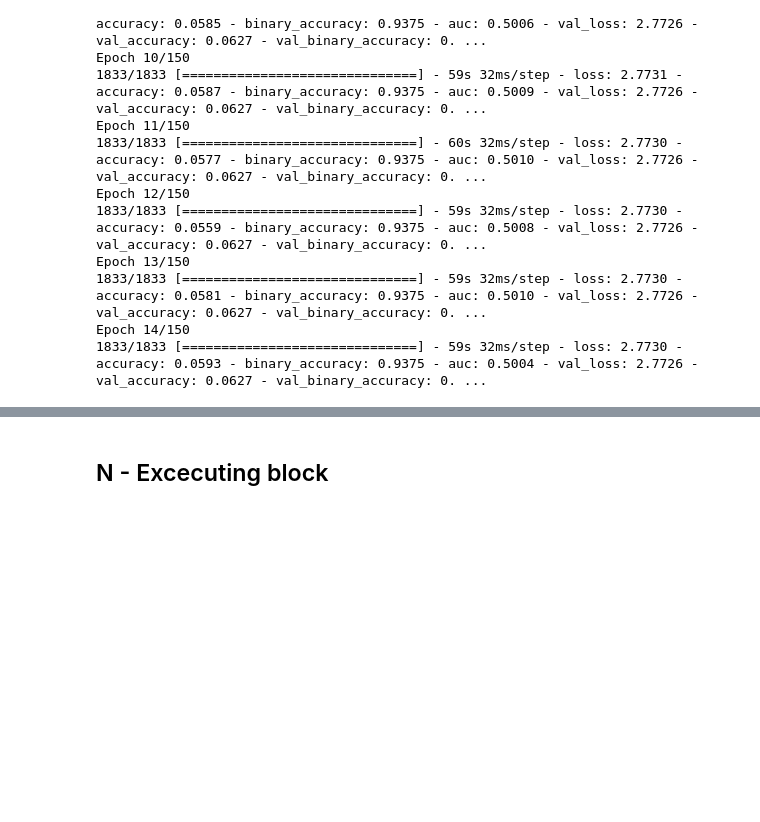
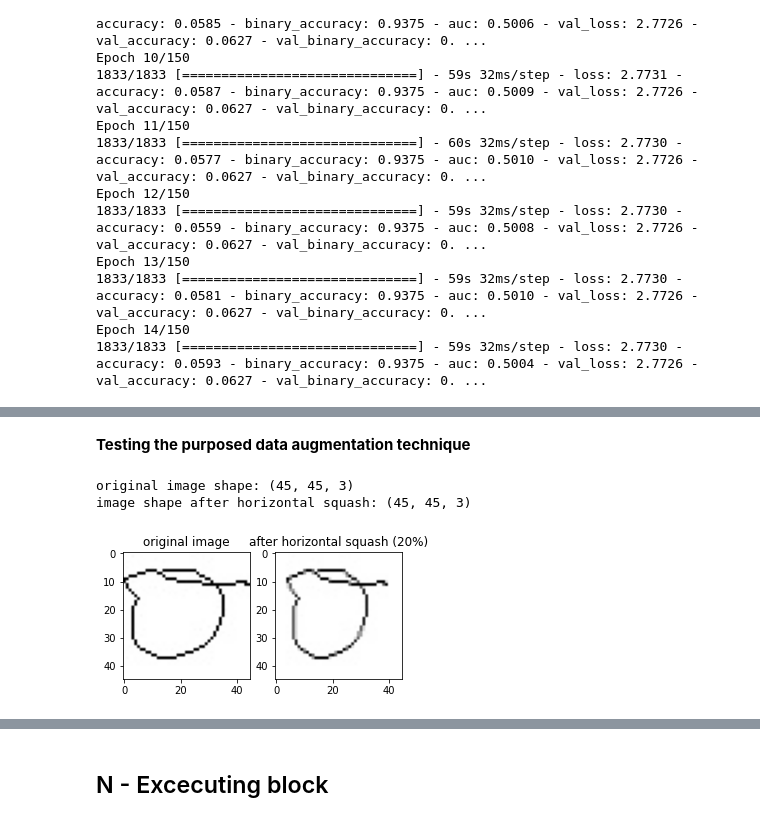
Before and after one commit to joseangeldelangel10/implementation_of_a_deep_learning_model, a Jupyter notebook: M_de_Retroalimentacion_DL.ipynb, the cells around one changed output, grey strips where cells are left out. Drawn from its saved outputs; the diff is of its cells as text; code cells hidden in the pictures; blank space fills up the shorter version.

```diff
--- a/M_de_Retroalimentacion_DL.ipynb
+++ b/M_de_Retroalimentacion_DL.ipynb
@@ -1323,0 +1511,28 @@ Epoch 14/150
+# %% [markdown]
+**Testing the purposed data augmentation technique**
+# %%
+def squash_image_horizontaly(image1, horizontal_rate_after_squash = 0.80):
+  new_width = int(image1.shape[1]*horizontal_rate_after_squash)
+  border_size = image1.shape[1]-new_width
+  border1_pixel = math.floor(border_size/2)
+  border2_pixel = image1.shape[1] - border1_pixel
+  canva = np.ones(image1.shape, np.uint8)*255
+  image1_horizontal_squash = cv.resize(image1, ( new_width, image1.shape[0]) )
+  canva[:,border1_pixel:border2_pixel-1,:] = image1_horizontal_squash
+  return canva
+
+plt.rcParams["figure.figsize"] = (5,4)
+plt.subplot(1, 2, 1)
+plt.imshow(cv.cvtColor(image1,cv.COLOR_BGR2RGB))
+plt.title("original image")
+image1_horizontal_squash_20 = squash_image_horizontaly(image1, 0.8)
+plt.subplot(1, 2, 2)
+plt.imshow(cv.cvtColor(image1_horizontal_squash_20,cv.COLOR_BGR2RGB))
+plt.title("after horizontal squash (20%)")
+
+print("original image shape: {s}".format(s= image1.shape) )
+print("image shape after horizontal squash: {s}".format(s=image1_horizontal_squash_20.shape))
+# %% [output]
+original image shape: (45, 45, 3)
+image shape after horizontal squash: (45, 45, 3)
+[figure, added]
```
Also changed, not shown: parts of 66 cells of this notebook, 15 other files.
